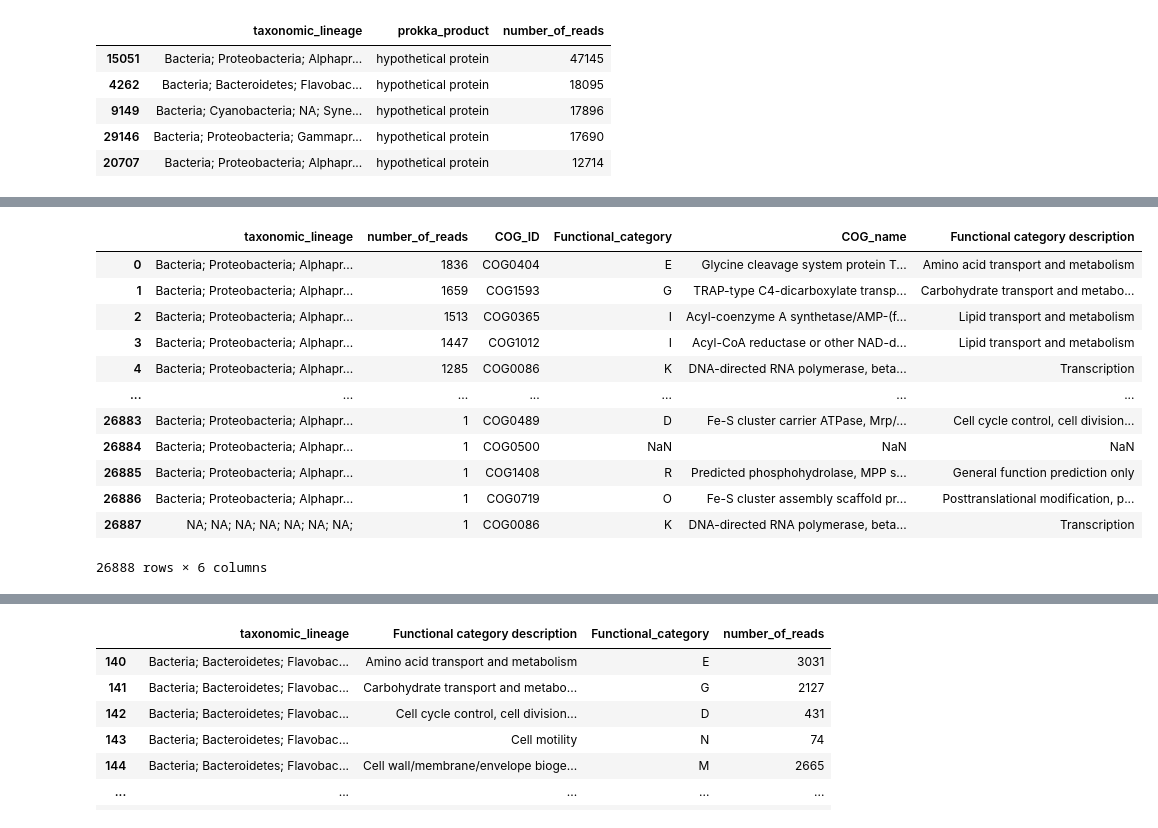
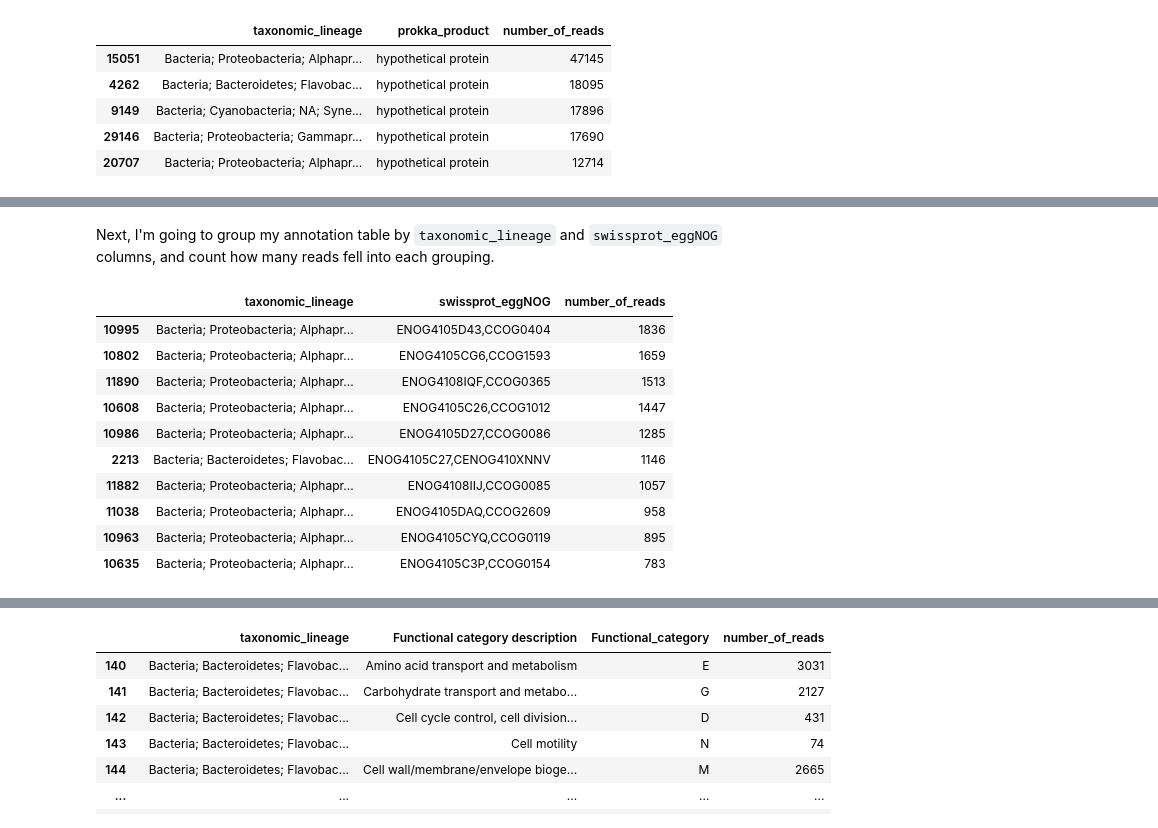
Before and after one commit to Bigelow-SCG-Course/Day3PM_GORG-classifier, a Jupyter notebook: Day3PM_GORG_classifier.ipynb, the cells around one changed output, grey strips where cells are left out. Drawn from its saved outputs; the diff is of its cells as text; code cells hidden in the pictures.

````diff
--- a/Day3PM_GORG_classifier.ipynb
+++ b/Day3PM_GORG_classifier.ipynb
@@ -93,6 +122,6 @@ These are pretty large files and they are gzipped so our standard head command i
 # %%
-data=pd.read_csv(summary_file, nrows=10, compression='gzip', sep='\t')
-data
+data=pd.read_csv(annotations_file, compression='gzip', sep='\t')
+data.head()
 # %% [output]
 |  | status | sequence_id | taxonomy_id | length | taxonomy_ids_lca | sequence_ids_lca | protein_sequence | ... |
 | 0 | C | SRR6507279.16 | 31989 | 84.0 | 31989, | AG-430-D23_NODE_9;21445;22080, | DDLNQTFPVVALTRATI, | ... |
@@ -120,3 +145,0 @@ The taxonomic id here uses the NCBI based taxonomy and not the GTDB based taxono
-# %%
-data=pd.read_csv(summary_file, compression='gzip', sep='\t')
-data
@@ -290,32 +324,20 @@ COG_summary
+# %% [markdown]
+Next, I'm going to group my annotation table by ```taxonomic_lineage``` and ```swissprot_eggNOG``` columns, and count how many reads fell into each grouping.
 # %%
 COG_df=data[data['status']=='C'].groupby(['taxonomic_lineage', 'swissprot_eggNOG'], as_index= False)['sequence_id'].count()
 
 COG_df=COG_df.rename(columns={'sequence_id':'number_of_reads'})
 COG_df.sort_values(['number_of_reads'], inplace=True, ascending=False)
-
-# split the eggNOG/COG column so that we can use the COG. There are several genes that have multiple COGs assigned to them.
-# For the purposes of this exercise we are just going tu use the first one as the correct one
-COG_df[['eggNOG', 'COG_ID', 'addl_COGs']]=COG_df['swissprot_eggNOG'].str.split(',', 2, expand=True)
-
-#for some reason eggNOG adds an extra "C" to the beginning of their COG designation so we need to remove that
-COG_df['COG_ID']=COG_df['COG_ID'].str[1:]
-
-#drop some of the extra columns
-COG_df=COG_df.drop(['swissprot_eggNOG', 'eggNOG', 'addl_COGs'], axis=1)
-
-COG_df=COG_df.merge(COG_summary, on='COG_ID', how='left')
-COG_df
+COG_df.head(10)
 # %% [output]
-|  | taxonomic_lineage | number_of_reads | COG_ID | Functional_category | COG_name | Functional category description |
-| 0 | Bacteria; Proteobacteria; Alphapr... | 1836 | COG0404 | E | Glycine cleavage system protein T... | Amino acid transport and metabolism |
-| 1 | Bacteria; Proteobacteria; Alphapr... | 1659 | COG1593 | G | TRAP-type C4-dicarboxylate transp... | Carbohydrate transport and metabo... |
-| 2 | Bacteria; Proteobacteria; Alphapr... | 1513 | COG0365 | I | Acyl-coenzyme A synthetase/AMP-(f... | Lipid transport and metabolism |
-| 3 | Bacteria; Proteobacteria; Alphapr... | 1447 | COG1012 | I | Acyl-CoA reductase or other NAD-d... | Lipid transport and metabolism |
-| 4 | Bacteria; Proteobacteria; Alphapr... | 1285 | COG0086 | K | DNA-directed RNA polymerase, beta... | Transcription |
-| ... | ... | ... | ... | ... | ... | ... |
-| 26883 | Bacteria; Proteobacteria; Alphapr... | 1 | COG0489 | D | Fe-S cluster carrier ATPase, Mrp/... | Cell cycle control, cell division... |
-| 26884 | Bacteria; Proteobacteria; Alphapr... | 1 | COG0500 | NaN | NaN | NaN |
-| 26885 | Bacteria; Proteobacteria; Alphapr... | 1 | COG1408 | R | Predicted phosphohydrolase, MPP s... | General function prediction only |
-| 26886 | Bacteria; Proteobacteria; Alphapr... | 1 | COG0719 | O | Fe-S cluster assembly scaffold pr... | Posttranslational modification, p... |
-| 26887 | NA; NA; NA; NA; NA; NA; NA; | 1 | COG0086 | K | DNA-directed RNA polymerase, beta... | Transcription |
+|  | taxonomic_lineage | swissprot_eggNOG | number_of_reads |
+| 10995 | Bacteria; Proteobacteria; Alphapr... | ENOG4105D43,CCOG0404 | 1836 |
+| 10802 | Bacteria; Proteobacteria; Alphapr... | ENOG4105CG6,CCOG1593 | 1659 |
+| 11890 | Bacteria; Proteobacteria; Alphapr... | ENOG4108IQF,CCOG0365 | 1513 |
+| 10608 | Bacteria; Proteobacteria; Alphapr... | ENOG4105C26,CCOG1012 | 1447 |
+| 10986 | Bacteria; Proteobacteria; Alphapr... | ENOG4105D27,CCOG0086 | 1285 |
+| 2213 | Bacteria; Bacteroidetes; Flavobac... | ENOG4105C27,CENOG410XNNV | 1146 |
+| 11882 | Bacteria; Proteobacteria; Alphapr... | ENOG4108IIJ,CCOG0085 | 1057 |
+| 11038 | Bacteria; Proteobacteria; Alphapr... | ENOG4105DAQ,CCOG2609 | 958 |
+| 10963 | Bacteria; Proteobacteria; Alphapr... | ENOG4105CYQ,CCOG0119 | 895 |
+| 10635 | Bacteria; Proteobacteria; Alphapr... | ENOG4105C3P,CCOG0154 | 783 |
-26888 rows × 6 columns
````
Also changed, not shown: parts of 40 cells of this notebook, 8 other files.
